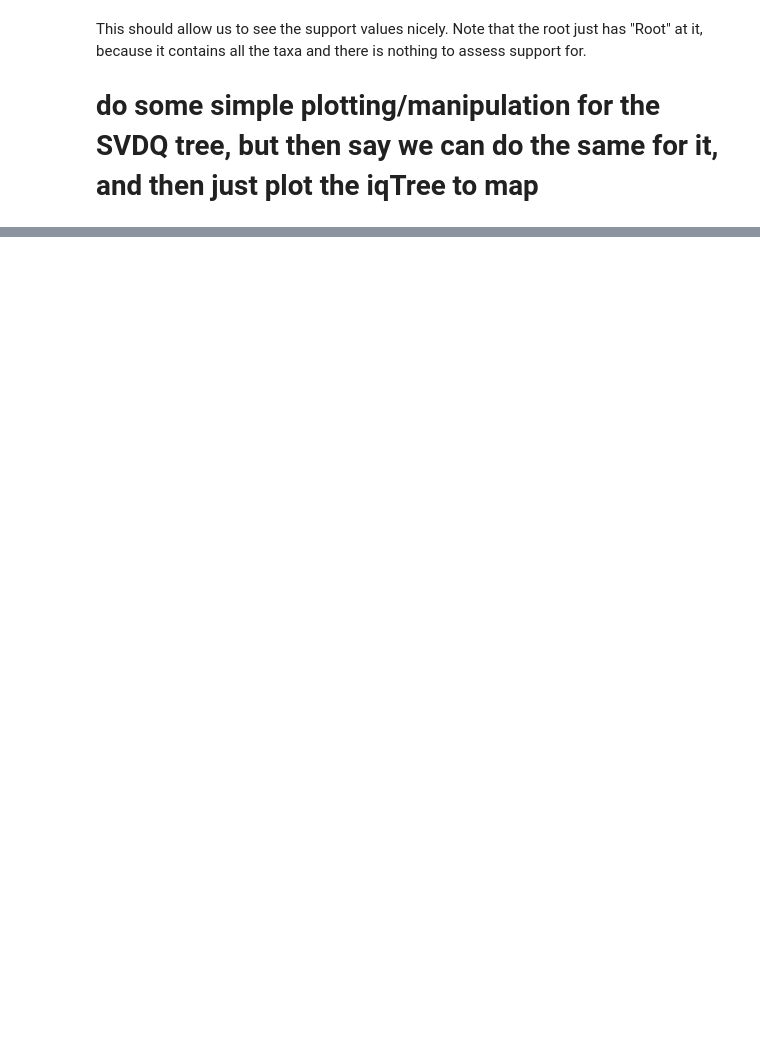
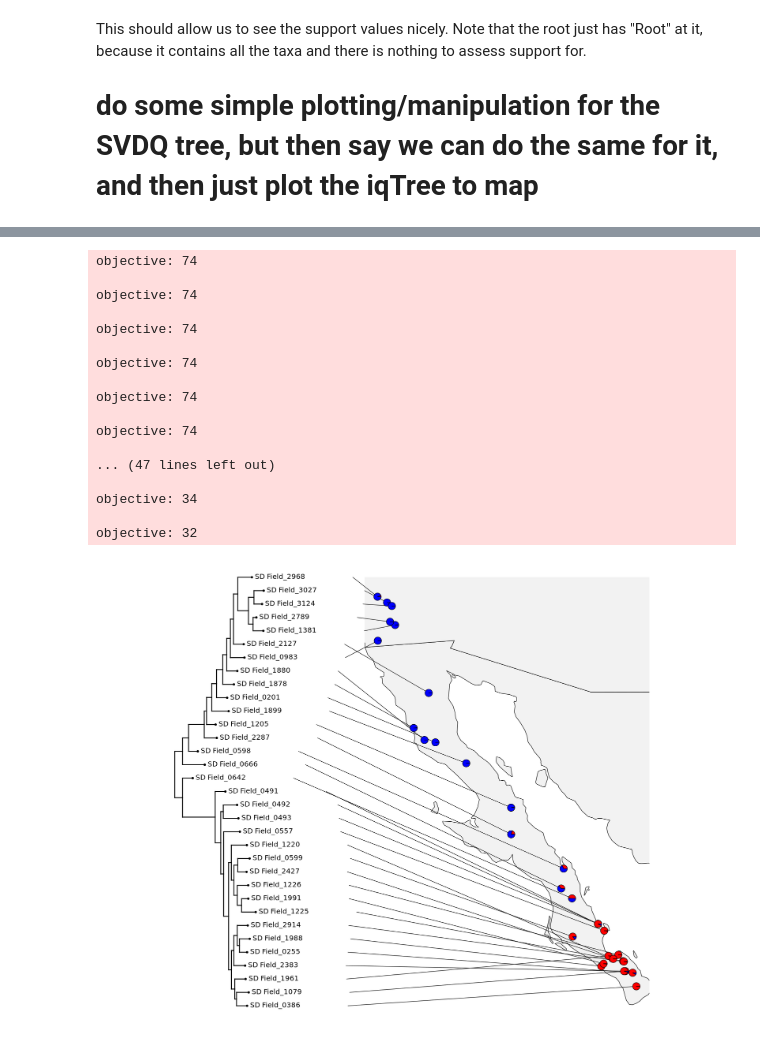
Before and after one commit to wyoibc/RADseq_cloud_learn, a Jupyter notebook: plot_phylo.ipynb, the cells around one changed output, grey strips where cells are left out. Cells and saved outputs as stored; diff of their text form; code cells hidden in the pictures; blank space fills up the shorter version.

```diff
--- a/plot_phylo.ipynb
+++ b/plot_phylo.ipynb
@@ -144,0 +262,33 @@ ERROR: Error in aggregate.data.frame(as.data.frame(x), ...): arguments must have
+# %%
+# The tree map
+phylo.to.map(rooted_tree, tree_coords, direction = "rightwards", lty = "solid", colors = "black")
+
+# Add pies
+for (i in 1:nrow(for_pies)) {
+  x <- for_pies$Longitude[i] # set the longitude
+  y <- for_pies$Latitude[i] # set the latitude
+  proportions <- c(for_pies$V1[i], for_pies$V2[i])  # Proportions from the admixture matrix
+  pie_colors <- c("red", "blue")  # set colors
+
+  # Use floating.pie to add the pie chart at each coordinate
+  floating.pie(xpos = x, ypos = y, radius = 0.1, x = proportions, col = pie_colors)
+}
+# %% [output]
+objective: 74
+
+objective: 74
+
+objective: 74
+
+objective: 74
+
+objective: 74
+
+objective: 74
+
+... (47 lines left out)
+
+objective: 34
+
+objective: 32
+[figure, added]
```
Also changed, not shown: parts of 23 cells of this notebook, 2 other files.
